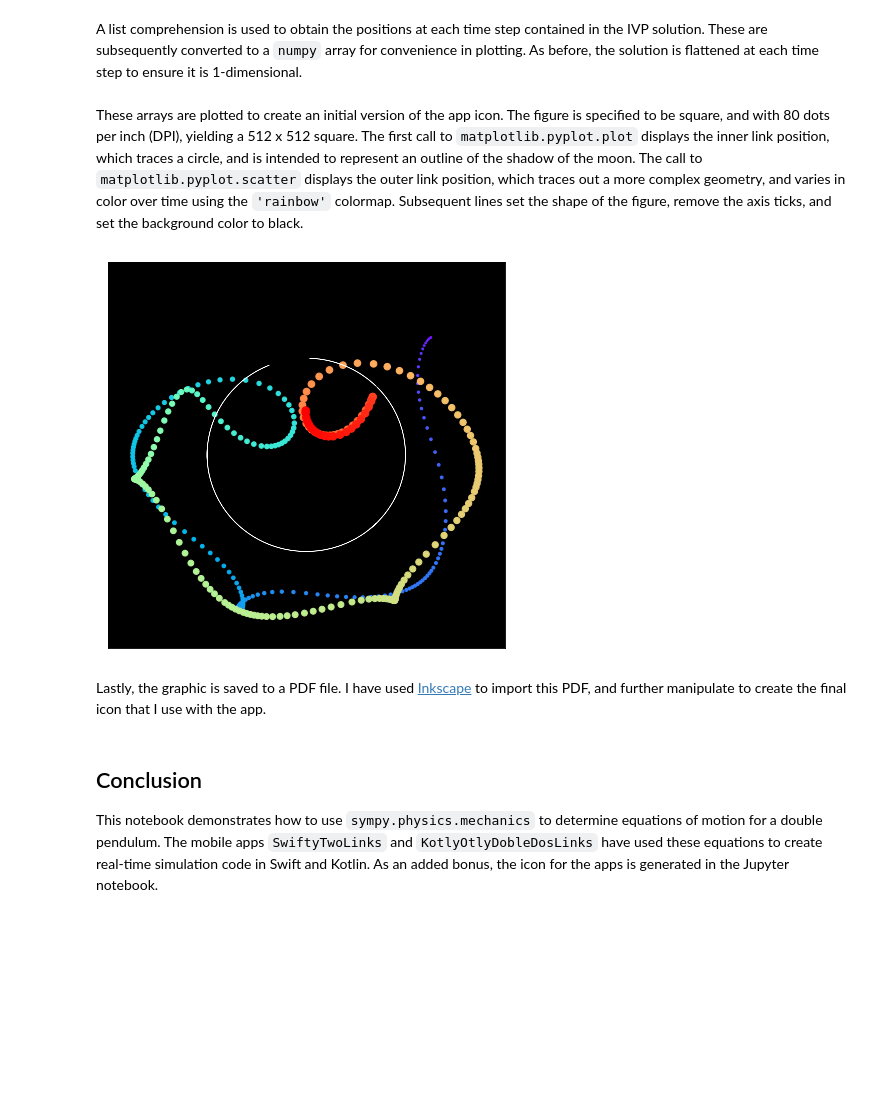
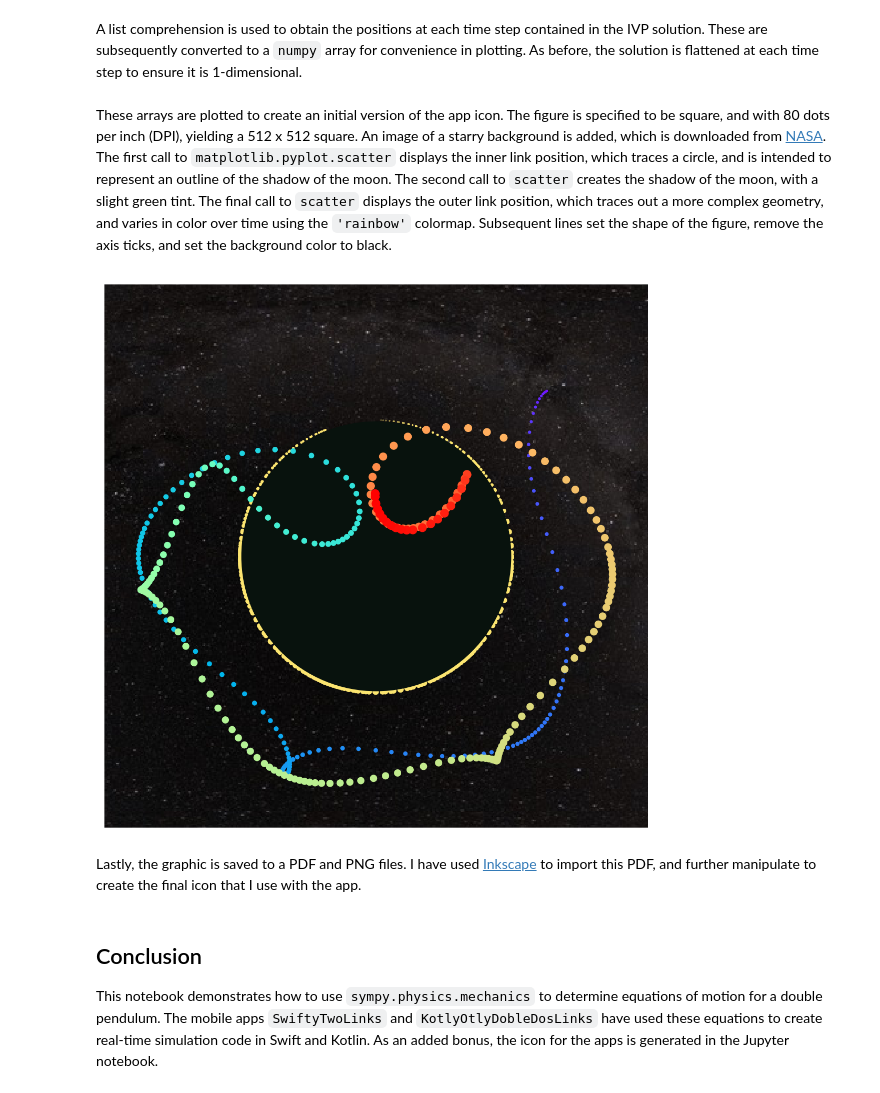
Before and after one commit to radcli14/twolinks, a Jupyter notebook: assets/notebooks/doublePendulum.ipynb, the cells around one changed output. Cells and saved outputs as stored; diff of their text form; code cells hidden in the pictures; blank space fills up the shorter version.

Commit message:
added starry background

```diff
--- a/assets/notebooks/doublePendulum.ipynb
+++ b/assets/notebooks/doublePendulum.ipynb
@@ -421,24 +421,28 @@ outerPos = np.array([outerPosFcn(*q).flatten() for q in qsol])
 # %% [markdown]
 These arrays are plotted to create an initial version of the app icon.
 The figure is specified to be square, and with 80 dots per inch (DPI), yielding a 512 x 512 square.
-The first call to `matplotlib.pyplot.plot` displays the inner link position, which traces a circle, and is intended to represent an outline of the shadow of the moon.
-The call to `matplotlib.pyplot.scatter` displays the outer link position, which traces out a more complex geometry, and varies in color over time using the `'rainbow'` colormap.
+An image of a starry background is added, which is downloaded from [NASA](https://svs.gsfc.nasa.gov/vis/a000000/a003800/a003895/starmap_4k_print.jpg).
+The first call to `matplotlib.pyplot.scatter` displays the inner link position, which traces a circle, and is intended to represent an outline of the shadow of the moon.
+The second call to `scatter` creates the shadow of the moon, with a slight green tint.
+The final call to `scatter` displays the outer link position, which traces out a more complex geometry, and varies in color over time using the `'rainbow'` colormap.
 Subsequent lines set the shape of the figure, remove the axis ticks, and set the background color to black.
 # %%
-fig = plt.figure(figsize=(6.4, 6.4), dpi=80)
-plt.plot(innerPos[:, 0], innerPos[:, 1], 'w', linewidth=0.5)
+space = plt.imread('starmap_4k_print.jpeg')
+fig = plt.figure(figsize=(6.4, 6.4), dpi=160)
+plt.imshow(space, extent=[-1.0, 1.0, -0.5, 0.5])
+plt.scatter(innerPos[:, 0], innerPos[:, 1],
+            s=42*(0.2-innerPos[:, 1]), c=[[252/255, 229/255, 112/255]])
+plt.scatter(0, 0, s=5.3e4, c=[[0.03, 0.07, 0.05]])
 plt.scatter(outerPos[:, 0], outerPos[:, 1],
             s=8*sol.t*3.14, c=sol.t, cmap='rainbow')
 plt.xlim([-0.4, 0.4])
 plt.ylim([-0.4, 0.4])
-plt.xticks(ticks=[])
-plt.yticks(ticks=[])
-ax = plt.gca()
-ax.set_facecolor((0.0, 0.0, 0.0))
+plt.gca().set_position([-0.01, -0.01, 1.01, 1.01])
+plt.axis('off');
 # %% [output]
-[figure, old version]
+[figure, new version]
 # %% [markdown]
-Lastly, the graphic is saved to a PDF file.
+Lastly, the graphic is saved to a PDF and PNG files.
 I have used [Inkscape](https://inkscape.org/) to import this PDF, and further manipulate to create the final icon that I use with the app.
 # %%
 fig.savefig('links.pdf')
```
Also changed, not shown: parts of 1 cell of this notebook.
